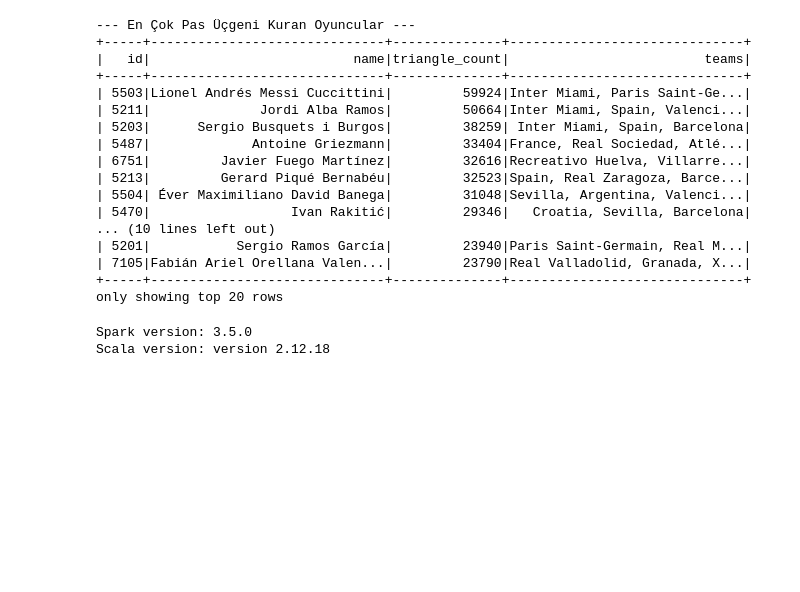
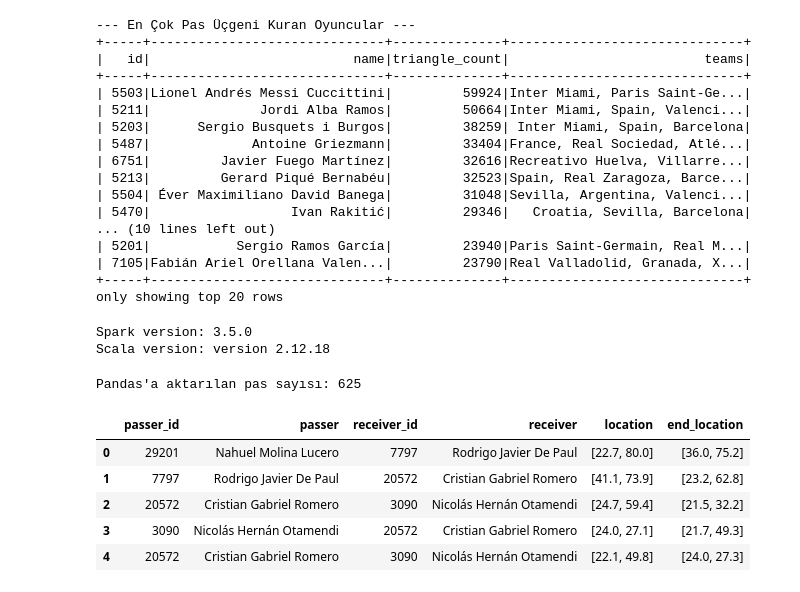
Before and after one commit to onurercen/playstyle-analysis, a Jupyter notebook: analysis.ipynb, the cells around one changed output. Saved outputs shown, nothing was run; the diff lists cells and outputs as text; code cells hidden in the pictures; blank space fills up the shorter version.

```diff
--- a/analysis.ipynb
+++ b/analysis.ipynb
@@ -1462,3 +1462,53 @@ Scala version: version 2.12.18
 # passes = spark.read.parquet("statsbomb-open-data/data/processed/passes")
 # gf_vertices = spark.read.parquet("statsbomb-open-data/data/processed/vertices")
 # gf_edges = spark.read.parquet("statsbomb-open-data/data/processed/edges")
+# %%
+from pyspark.sql.functions import col
+from pyspark.sql import functions as F
+import pandas as pd
+
+passes = (
+    events
+    .filter(col("type.name") == "Pass")
+    .select(
+        "match_id",
+        col("player.id").alias("passer_id"),
+        col("player.name").alias("passer"),
+        col("pass.recipient.id").alias("receiver_id"),
+        col("pass.recipient.name").alias("receiver"),
+        col("team.id").alias("team_id"),
+        col("team.name").alias("team"),
+        "minute",
+        "second",
+        "location",                                # 📍 Pasın atıldığı [X, Y] koordinatları
+        col("pass.end_location").alias("end_location") # 📍 Pasın ulaştığı [X, Y] koordinatları
+    )
+    .filter(col("receiver").isNotNull())
+    .cache()
+)
+
+passes.count() # Cache'i doldurur
+
+# 1. Örnek Bir Maç ve Takım Belirleyelim
+TARGET_MATCH_ID = 3869685  # Statsbomb'daki meşhur Arjantin-Fransa 2022 DK Finali
+TARGET_TEAM_NAME = "Argentina"
+
+# 2. Spark ile Veriyi İndirgeyelim (Sadece o maça ve takıma ait paslar)
+match_pass_data = (
+    passes.filter((F.col("match_id") == TARGET_MATCH_ID) & (F.col("team") == TARGET_TEAM_NAME))
+    .select("passer_id", "passer", "receiver_id", "receiver", "location", "end_location")
+)
+
+# 3. Veriyi Sürücü Belleğine (Driver Memory - Pandas'a) Alalım
+pdf_passes = match_pass_data.toPandas()
+
+print(f"Pandas'a aktarılan pas sayısı: {len(pdf_passes)}")
+pdf_passes.head()
+# %% [output]
+Pandas'a aktarılan pas sayısı: 625
+|  | passer_id | passer | receiver_id | receiver | location | end_location |
+| 0 | 29201 | Nahuel Molina Lucero | 7797 | Rodrigo Javier De Paul | [22.7, 80.0] | [36.0, 75.2] |
+| 1 | 7797 | Rodrigo Javier De Paul | 20572 | Cristian Gabriel Romero | [41.1, 73.9] | [23.2, 62.8] |
+| 2 | 20572 | Cristian Gabriel Romero | 3090 | Nicolás Hernán Otamendi | [24.7, 59.4] | [21.5, 32.2] |
+| 3 | 3090 | Nicolás Hernán Otamendi | 20572 | Cristian Gabriel Romero | [24.0, 27.1] | [21.7, 49.3] |
+| 4 | 20572 | Cristian Gabriel Romero | 3090 | Nicolás Hernán Otamendi | [22.1, 49.8] | [24.0, 27.3] |
```
Also changed, not shown: parts of 1 cell of this notebook.
